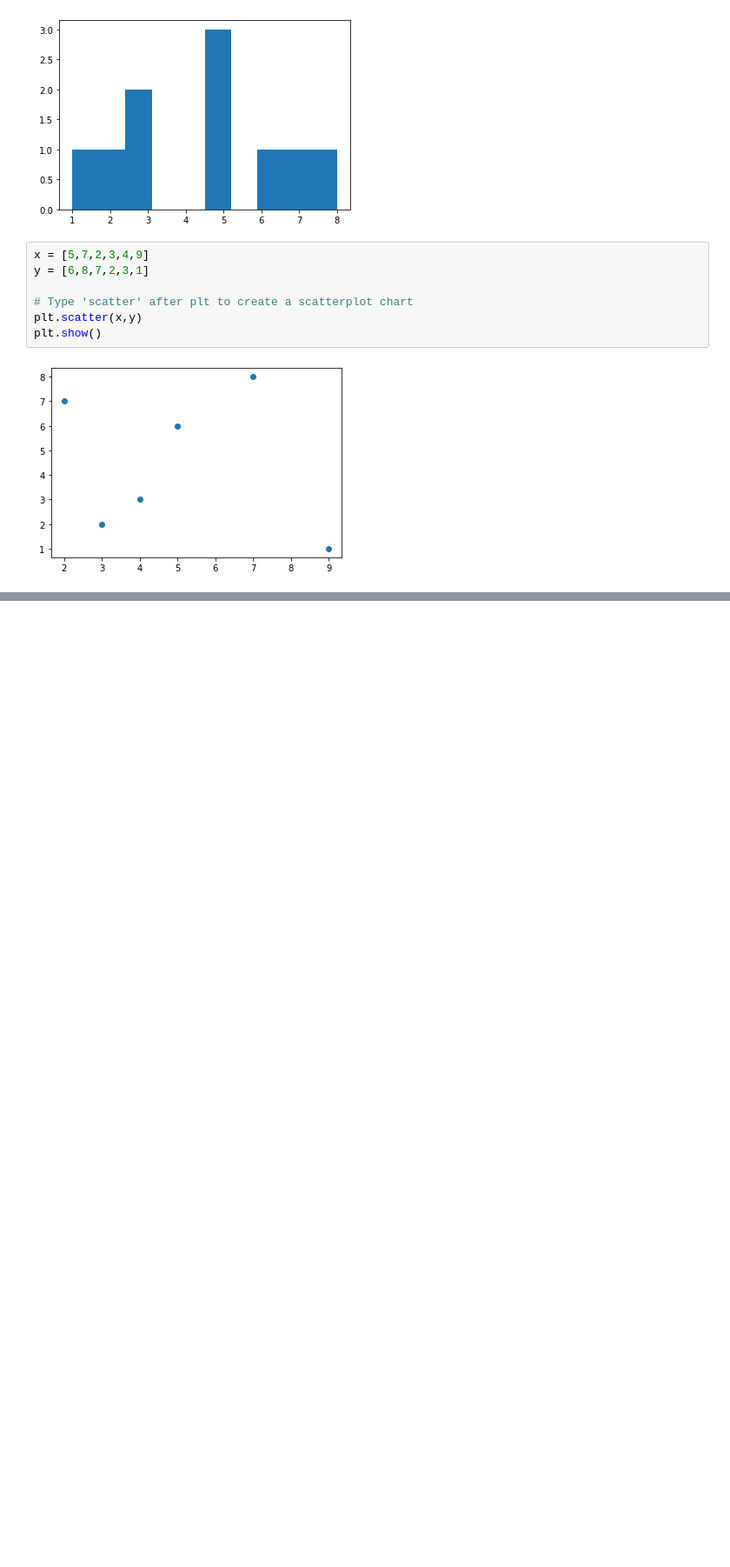
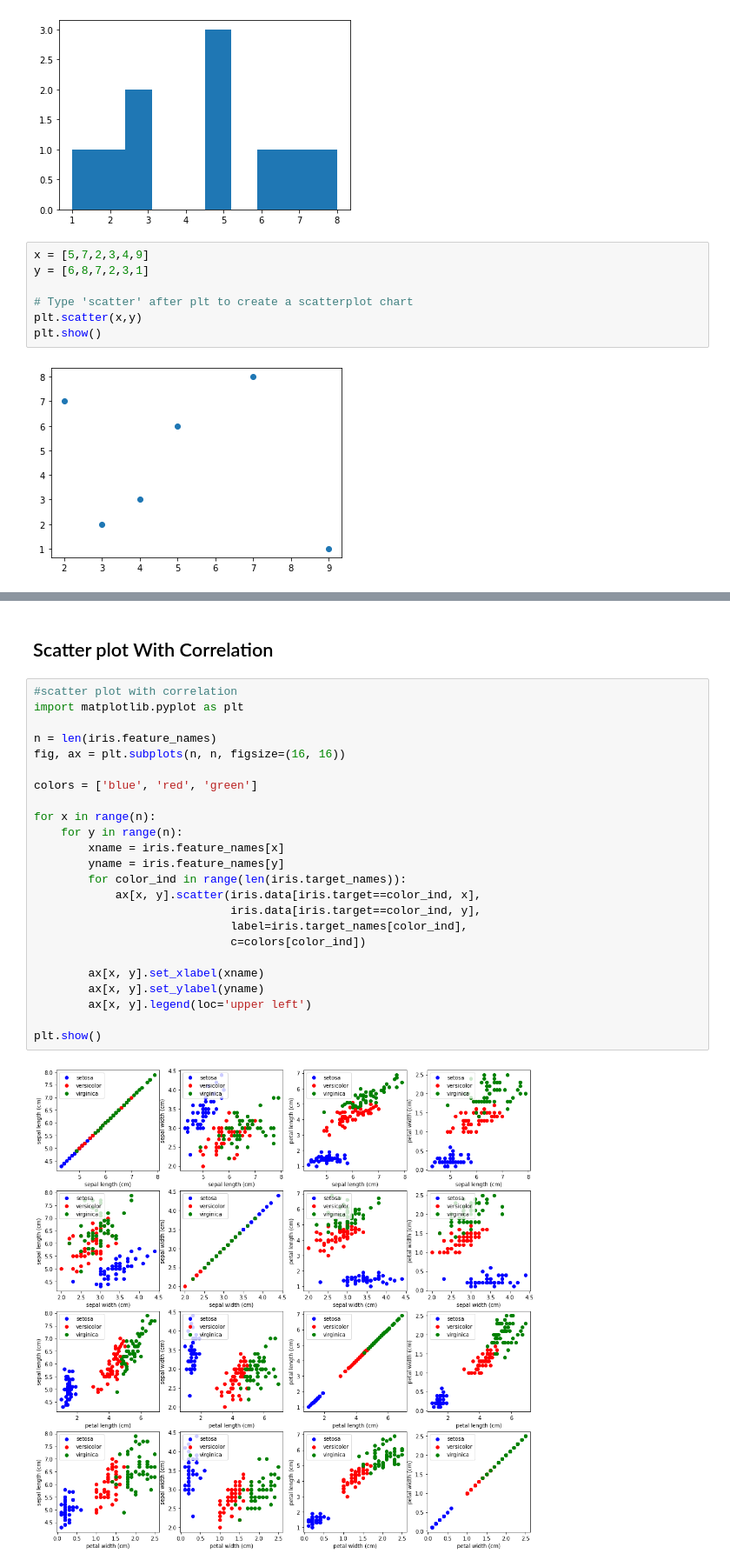
Before and after one commit to jaystockwell/dsla, a Jupyter notebook: content/docs/KnowledgeObjects/Fall2021/DSBK Matplotlib Content.ipynb, the cells around one changed output, grey strips where cells are left out. Shown: that part at 87% size. Saved outputs shown, nothing was run; the diff lists cells and outputs as text; blank space fills up the shorter version.

```diff
--- a/content/docs/KnowledgeObjects/Fall2021/DSBK Matplotlib Content.ipynb
+++ b/content/docs/KnowledgeObjects/Fall2021/DSBK Matplotlib Content.ipynb
@@ -102,0 +138,28 @@ plt.show()
+# %% [markdown]
+## Scatter plot With Correlation
+# %%
+#scatter plot with correlation
+import matplotlib.pyplot as plt
+
+n = len(iris.feature_names)
+fig, ax = plt.subplots(n, n, figsize=(16, 16))
+
+colors = ['blue', 'red', 'green']
+
+for x in range(n):
+    for y in range(n):
+        xname = iris.feature_names[x]
+        yname = iris.feature_names[y]
+        for color_ind in range(len(iris.target_names)):
+            ax[x, y].scatter(iris.data[iris.target==color_ind, x],
+                             iris.data[iris.target==color_ind, y],
+                             label=iris.target_names[color_ind],
+                             c=colors[color_ind])
+
+        ax[x, y].set_xlabel(xname)
+        ax[x, y].set_ylabel(yname)
+        ax[x, y].legend(loc='upper left')
+
+plt.show()
+# %% [output]
+[figure, added]
```
Also changed, not shown: parts of 13 cells of this notebook.
